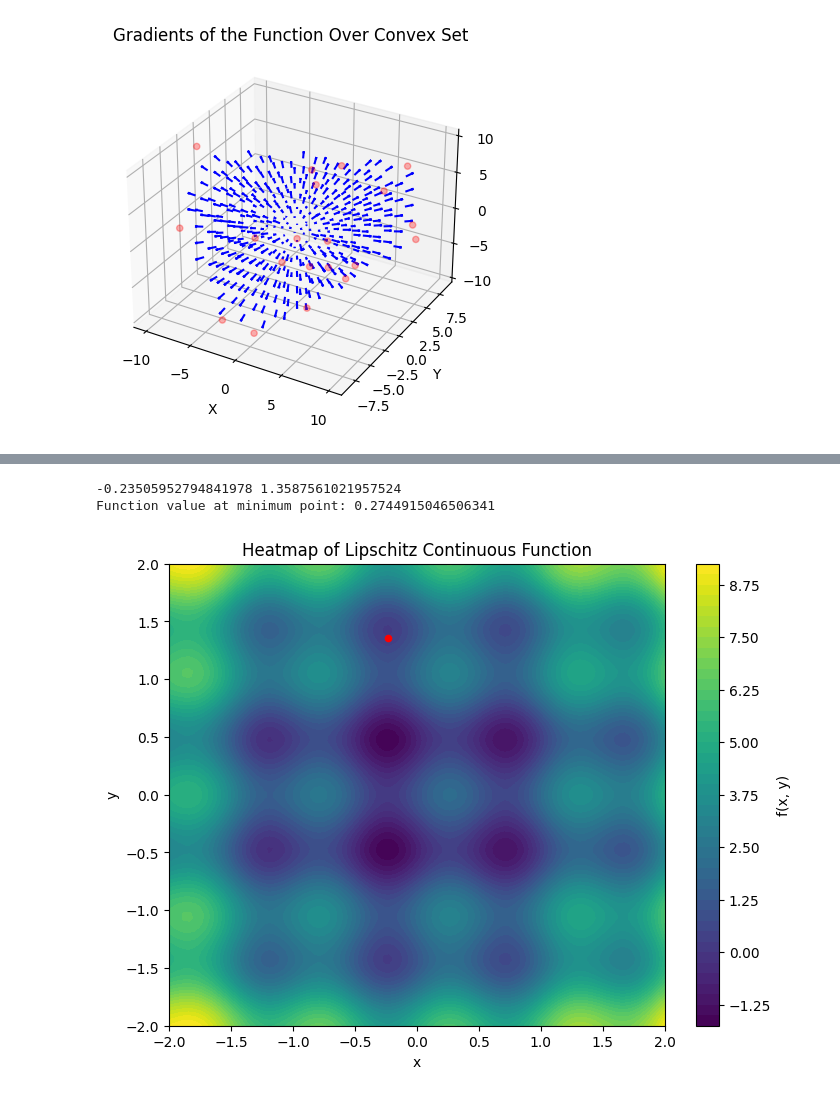
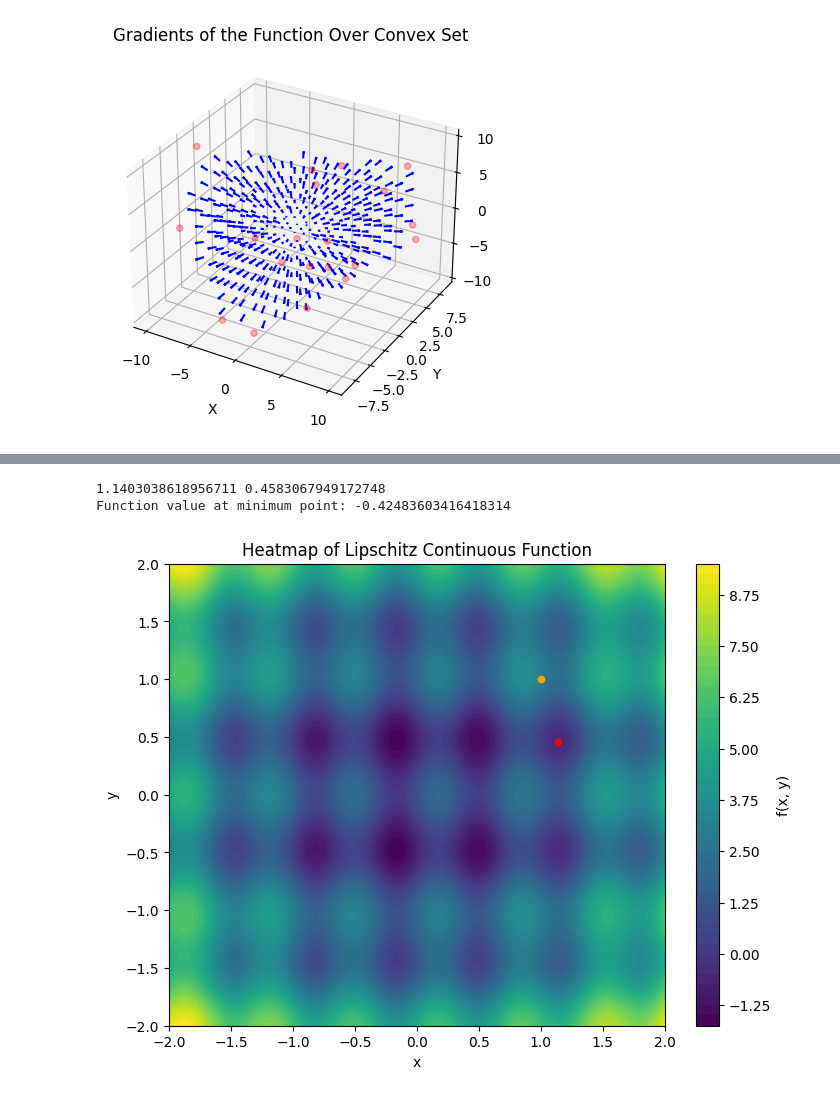
Before and after one commit to devamsshah/AdaGrad, a Jupyter notebook: Trial.ipynb, the cells around one changed output, grey strips where cells are left out. Drawn from its saved outputs; the diff is of its cells as text; code cells hidden in the pictures.

```diff
--- a/Trial.ipynb
+++ b/Trial.ipynb
@@ -289,7 +289,8 @@ def f(x, y, L=1.0):
     Returns:
         numpy.ndarray: Computed function values at each grid point.
     """
-    return L * (x**2 + y**2 + np.sin(2 * np.pi * x) + np.cos(2 * np.pi * y))
+    # return (x**2 + y**2)
+    return L * (x**2 + y**2 + np.sin(3 * np.pi * x) + np.cos(2 * np.pi * y))
 
 def fp(f, x, y, var='x', h=1e-5):
     """
@@ -311,8 +312,8 @@ def fp(f, x, y, var='x', h=1e-5):
 
 # Create a grid of points for [0, 1]^2
 n_points = 100
-x = np.linspace(0, 1, n_points)
-y = np.linspace(0, 1, n_points)
+x = np.linspace(-1, 1, n_points)
+y = np.linspace(-1, 1, n_points)
 X, Y = np.meshgrid(x, y)
 
 # Compute Z values using the Lipschitz function
@@ -364,6 +365,7 @@ Function value at minimum point: 2.414744244652802
 # %%
 import numpy as np
 #pg 25 1.2.9
+
 def gradient_method(n, L, h, method = 1):
     """
     method 1 = simple method (advanced in the textbook)
@@ -373,7 +375,8 @@ def gradient_method(n, L, h, method = 1):
     """
 
     def f(x,y,L=1.0):
-        return L * (x**2 + y**2 + np.sin(2 * np.pi * x) + np.cos(2 * np.pi * y))
+        # return L * (x**2 + y**2)
+        return L * (x**2 + y**2 + np.sin(3 * np.pi * x) + np.cos(2 * np.pi * y))
 
     def fp(f, x, y, var='x'):
         h = 1e-6
@@ -384,8 +387,8 @@ def gradient_method(n, L, h, method = 1):
         else:
             raise ValueError("Variable must be 'x' or 'y'")
 
-    x = 0.1
-    y = 0.1
+    x = initx
+    y = inity
     for k in range(n):
         gx = fp(f, x, y, var='x')
         gy = fp(f, x, y, var='y')
@@ -394,47 +397,56 @@ def gradient_method(n, L, h, method = 1):
         if method == 1: #advanced
             h = h/((k+1)**0.5)
         elif method == 2: # full relaxation
-            possVal = np.linspace(-1, 1, 100)
-            for allh in possVal:
-                h = min(h, f(x - (allh * gx), y - (allh * gy)))
+            poss_val = np.linspace(0, 1, 100)
+            best_h = h
+            best_value = f(x - h * gx, y - h * gy)
+            for all_h in poss_val:
+                test_value = f(x - all_h * gx, y - all_h * gy)
+                if test_value < best_value:
+                    best_h = all_h
+                    best_value = test_value
+            h = best_h
         else: #goldstein-armijo rule
-            alpha = 0.33
-            beta = 0.66
+            alpha = 0.6
+            beta = 0.7
             while True:
                 newx = x - (h * fp(f, x, y, var='x'))
                 newy = y - (h * fp(f, x, y, var='y'))
                 subXnew = f(x, y) - f(newx, newy)
                 grad = np.array([gx, gy])
                 deltaX = np.array([x-newx, y-newy])
                 alphaCond = subXnew >= alpha * np.dot(grad, deltaX)
                 betaaCond = subXnew <= beta * np.dot(grad, deltaX)
                 if alphaCond and betaaCond:
                     break
-                h *= 0.2 #change step size
+                h *=0.8 #change step size
 
     return f(x,y), x, y
 L = 1.0  # Lipschitz constant
-min_value, a, b = gradient_method(10000, L, h=0.25, method=1) #optimal value for h = 1/L but trying other values for experimentation
+initx = 1
+inity = 1
+min_value, a, b = gradient_method(10000, L, h=0.1, method=1) #optimal value for h = 1/L but trying other values for experimentation
 #method 1 at h=0.2 behaves weird. it doesnt stop at any local minimum or maximum. however small perturbations (>0.075) work fine
 #I cannot seem to find the relationship between the h value and the local minimum that is being chosen by the method=1
 print(a, b)
 print(f"Function value at minimum point: {min_value}")
 
 n_points = 100
 x = np.linspace(-2, 2, n_points)
 y = np.linspace(-2, 2, n_points)
 X, Y = np.meshgrid(x, y)
 Z = f(X, Y, L)
 z = f(a, b, L)
 plt.figure(figsize=(8, 6))
 heatmap = plt.contourf(X, Y, Z, levels=50, cmap='viridis')
 plt.colorbar(heatmap, label='f(x, y)')
 plt.scatter(a, b, color='red', s=20)
+plt.scatter(initx, inity, color='orange', s=20)
 plt.title("Heatmap of Lipschitz Continuous Function")
 plt.xlabel("x")
 plt.ylabel("y")
 plt.show()
 # %% [output]
--0.23505952794841978 1.3587561021957524
-Function value at minimum point: 0.2744915046506341
+1.1403038618956711 0.4583067949172748
+Function value at minimum point: -0.42483603416418314
-[figure, old version]
+[figure, new version]
```
Also changed, not shown: parts of 2 cells of this notebook.
